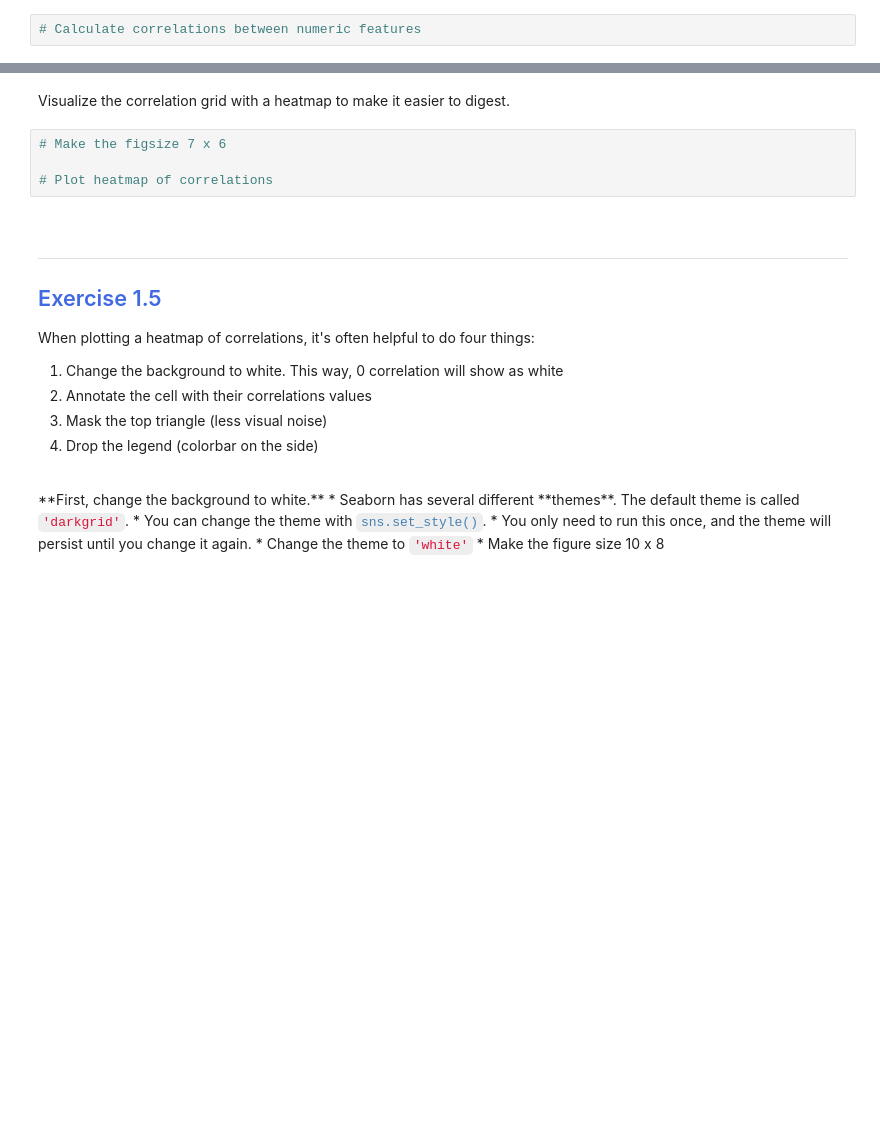
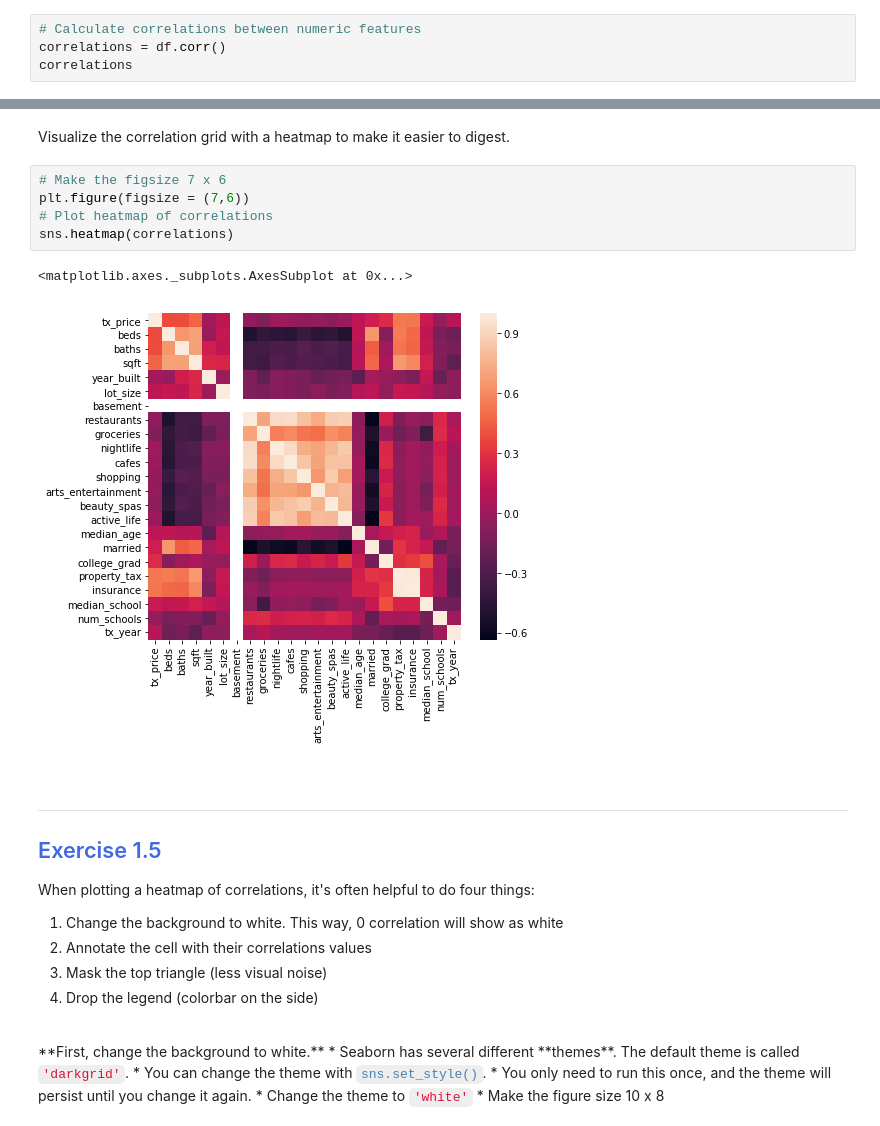
Before and after one commit to clevyclev/Data-Science-Projects, a Jupyter notebook: Regression - Real Estate Tycoon/Module 1 - Exploratory Analysis.ipynb, the cells around one changed output, grey strips where cells are left out. Cells and saved outputs as stored; diff of their text form; blank space fills up the shorter version.

```diff
--- a/Regression - Real Estate Tycoon/Module 1 - Exploratory Analysis.ipynb
+++ b/Regression - Real Estate Tycoon/Module 1 - Exploratory Analysis.ipynb
@@ -393,3 +393,5 @@ Finally, let's take a look at the relationships between **numeric features** and
 Create a <code style="color:steelblue">correlations</code> dataframe from <code style="color:steelblue">df</code>.
 # %%
 # Calculate correlations between numeric features
+correlations = df.corr()
+correlations
@@ -397,8 +417,12 @@ Create a <code style="color:steelblue">correlations</code> dataframe from <code
 Visualize the correlation grid with a heatmap to make it easier to digest.
 # %%
 # Make the figsize 7 x 6
-
+plt.figure(figsize = (7,6))
 # Plot heatmap of correlations
+sns.heatmap(correlations)
+# %% [output]
+<matplotlib.axes._subplots.AxesSubplot at 0x...>
+[figure, added]
 # %% [markdown]
 <br><hr style="border-color:royalblue;background-color:royalblue;height:1px;">
 ## <span style="color:RoyalBlue">Exercise 1.5</span>
```
Also changed, not shown: parts of 5 cells of this notebook, 4 other files.
